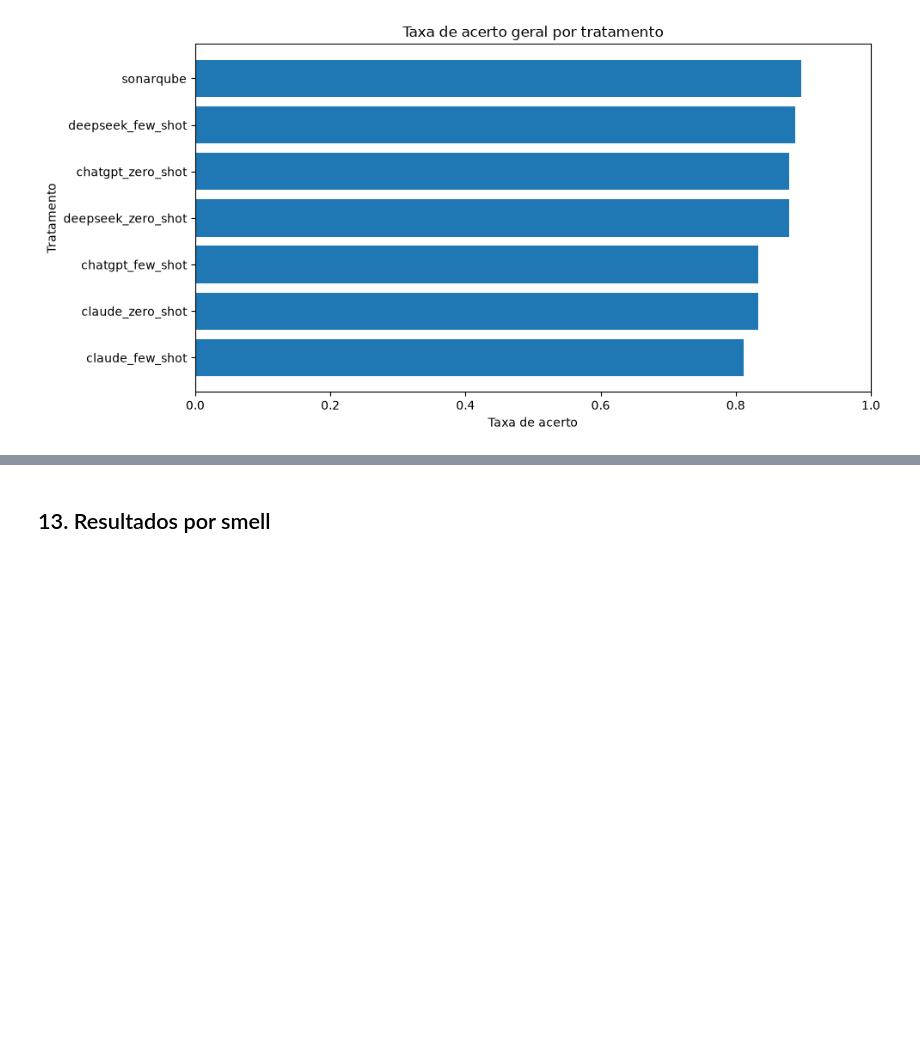
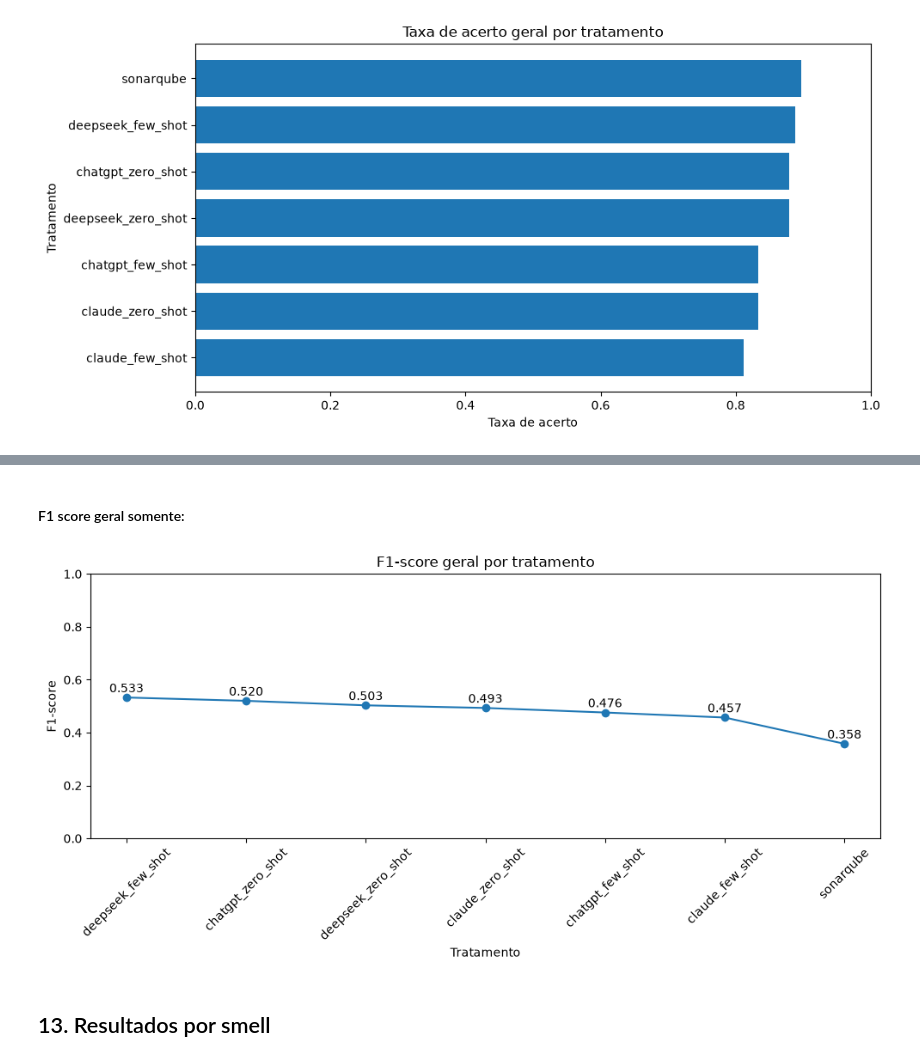
Before and after one commit to OscarDeBrito/TCC-Artur-Jackson-e-Oscar-de-Brito--BaseMLCQ, a Jupyter notebook: Analise-resultados-experimento/analise_resultados_experimento.ipynb, the cells around one changed output, grey strips where cells are left out. Cells and saved outputs as stored; diff of their text form; code cells hidden in the pictures; blank space fills up the shorter version.

```diff
--- a/Analise-resultados-experimento/analise_resultados_experimento.ipynb
+++ b/Analise-resultados-experimento/analise_resultados_experimento.ipynb
@@ -1395,3 +1559,29 @@ plt.show()
+# %% [markdown]
+#### F1 score geral somente:
+# %%
+import matplotlib.pyplot as plt
+
+f1_geral = (
+    resumo_tratamento[["treatment", "f1"]]
+    .sort_values("f1", ascending=False)
+    .copy()
+)
+
+plt.figure(figsize=(10, 5))
+plt.plot(f1_geral["treatment"], f1_geral["f1"], marker="o")
+plt.title("F1-score geral por tratamento")
+plt.xlabel("Tratamento")
+plt.ylabel("F1-score")
+plt.ylim(0, 1)
+plt.xticks(rotation=45)
+
+for i, v in enumerate(f1_geral["f1"]):
+    plt.text(i, v + 0.02, f"{v:.3f}", ha="center")
+
+plt.tight_layout()
+plt.show()
+# %% [output]
+[figure, added]
 # %% [markdown]
 ## 13. Resultados por smell
 # %%
```
Also changed, not shown: parts of 33 cells of this notebook, 4 other files.
